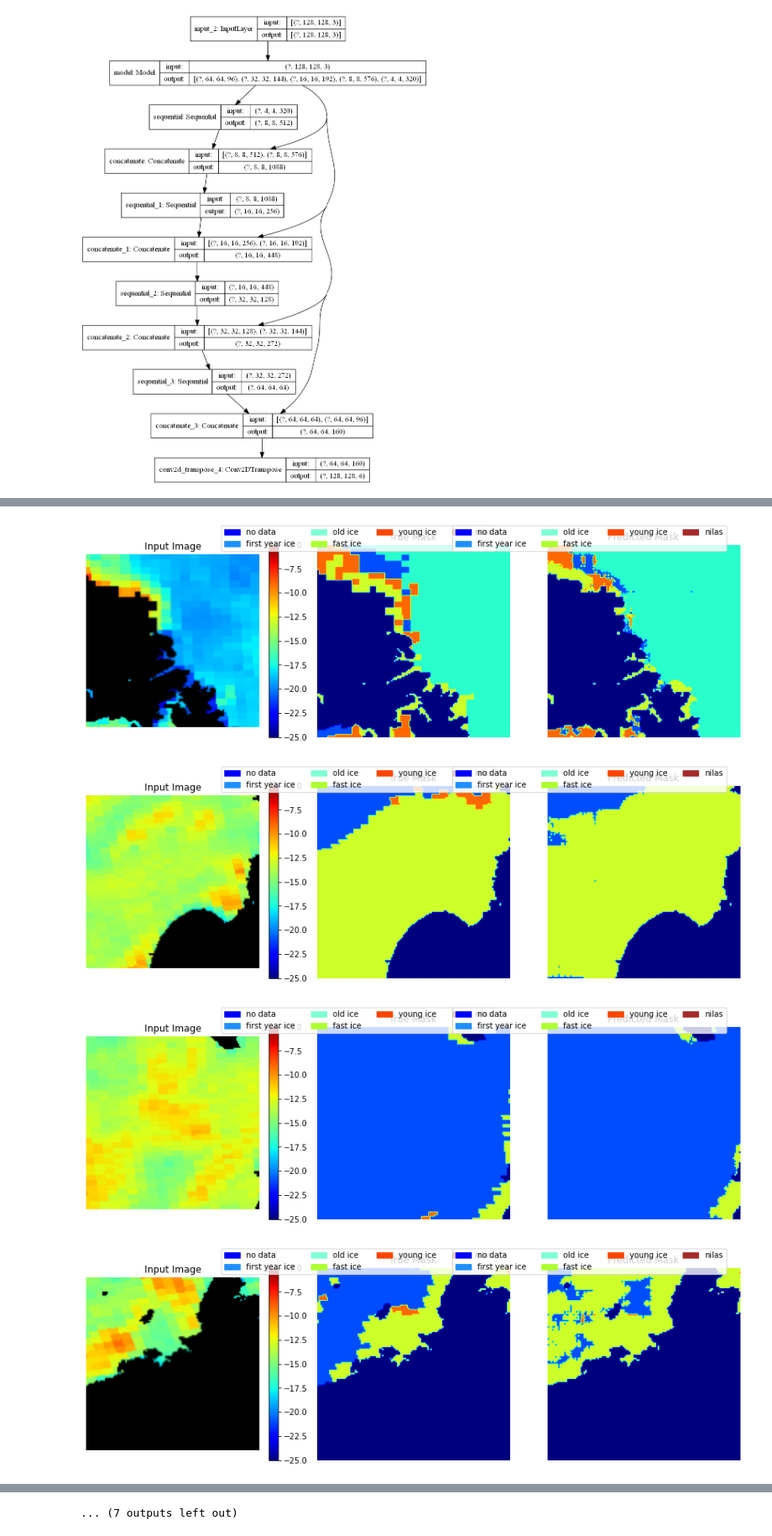
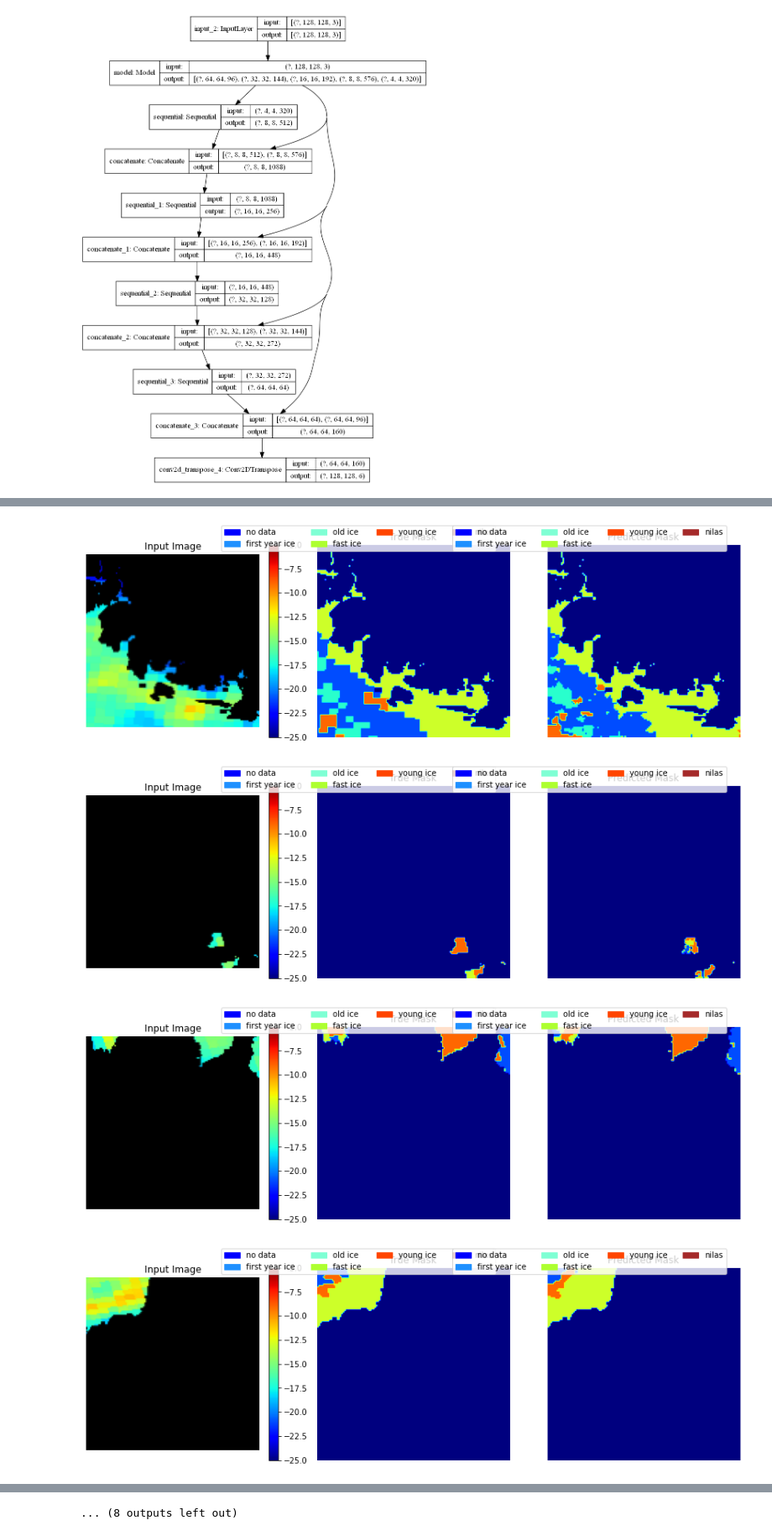
Before and after one commit to LittlematchLM/sea_ice_classification, a Jupyter notebook: train_test.ipynb, the cells around one changed output, grey strips where cells are left out. Shown at 84% size. Drawn from its saved outputs; the diff is of its cells as text; code cells hidden in the pictures.

```diff
--- a/train_test.ipynb
+++ b/train_test.ipynb
@@ -553,3 +557,3 @@ plt.show()
 # %%
-show_predictions(test_dataset, 19)
+show_predictions(test_dataset, 20)
 # %% [output]
@@ -558,4 +562,4 @@ show_predictions(test_dataset, 19)
-[figure, old version]
+[figure, new version]
-[figure, old version]
+[figure, new version]
-[figure, old version]
+[figure, new version]
-[figure, old version]
+[figure, new version]
@@ -568 +572 @@ show_predictions(test_dataset, 19)
-... (7 outputs left out)
+... (8 outputs left out)
```
Also changed, not shown: parts of 10 cells of this notebook, 3 other files.
